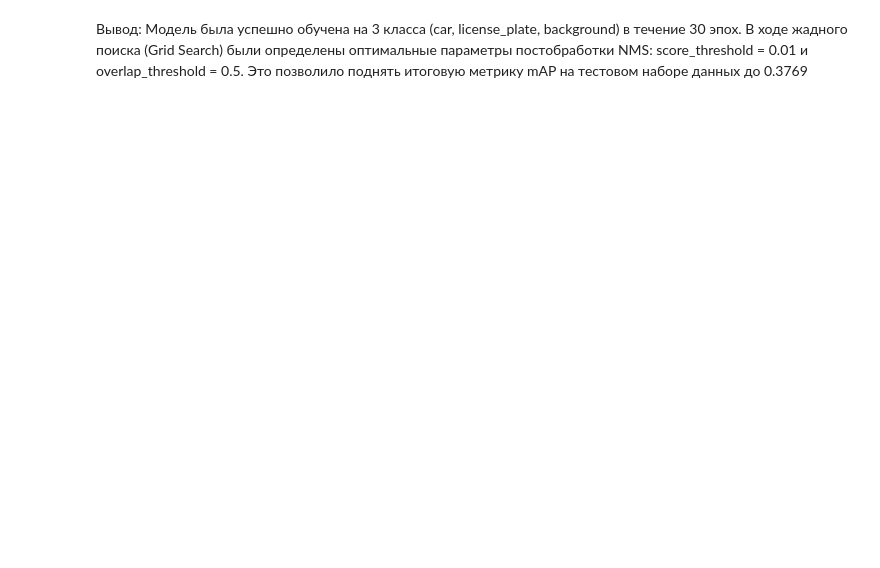
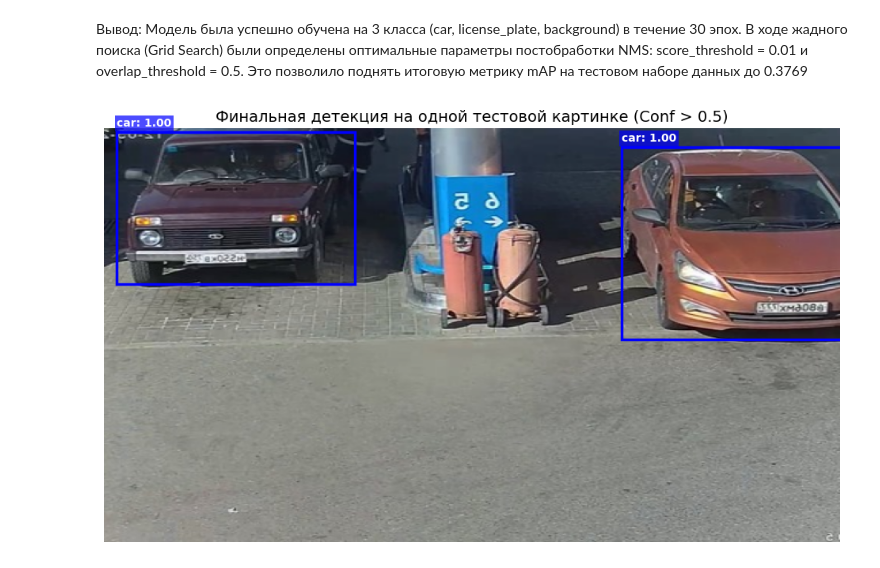
Before and after one commit to dchurikov1983/msc-advanced-dl-autumn-2026, a Jupyter notebook: Week 1. Задача детектирования объектов. Базовый подход/Неделя 1_Продвинутое глубокое обучение_ДЗ_done.ipynb, the cells around one changed output. Drawn from its saved outputs; the diff is of its cells as text; code cells hidden in the pictures; blank space fills up the shorter version.

```diff
--- a/Week 1. Задача детектирования объектов. Базовый подход/Неделя 1_Продвинутое глубокое обучение_ДЗ_done.ipynb
+++ b/Week 1. Задача детектирования объектов. Базовый подход/Неделя 1_Продвинутое глубокое обучение_ДЗ_done.ipynb
@@ -8740,6 +8742,6 @@ model.load_state_dict(torch.load(checkpoint_path, map_location=device))
 test_anno = os.path.join(args.dataset_root_dir, "ImageSets/Main/test.txt")
 test_loader = get_test_dataloader(args.dataset_root_dir, test_anno, args.batch_size, args.num_workers)
 prior_box_tensor = prior_boxes(custom_config).to(device)
-optimize_postprocessing(model, test_loader, prior_box_tensor, custom_config['num_classes'])
+best_score_th, best_overlap_th = optimize_postprocessing(model, test_loader, prior_box_tensor, custom_config['num_classes'])
 # %% [output]
 --- Запуск подбора оптимальных порогов постобработки ---
@@ -8763,3 +8765,84 @@ optimize_postprocessing(model, test_loader, prior_box_tensor, custom_config['num
 # %% [markdown]
 Вывод:
 Модель была успешно обучена на 3 класса (car, license_plate, background) в течение 30 эпох. В ходе жадного поиска (Grid Search) были определены оптимальные параметры постобработки NMS: score_threshold = 0.01 и overlap_threshold = 0.5. Это позволило поднять итоговую метрику mAP на тестовом наборе данных до 0.3769
+# %%
+import matplotlib.patches as patches
+import matplotlib.pyplot as plt
+import torch
+import torch.nn.functional as F
+import numpy as np
+
+def draw_single_image_predictions(model, test_loader, prior_box_tensor):
+    model.eval()
+
+    # 1. Извлекаем ровно ОДИН батч и берём из него только ПЕРВУЮ картинку
+    images, target_boxes, target_labels = next(iter(test_loader))
+    single_img_tensor = images[0].unsqueeze(0).to(device) # Размерность [1, 3, H, W]
+
+    # 2. Делаем предсказание только для этого одного изображения
+    with torch.no_grad():
+        pred_loc, pred_conf = model(single_img_tensor)
+        pred_conf_softmax = F.softmax(pred_conf, dim=2)
+
+        # Фильтруем шум: поднимаем порог conf_threshold до 0.5!
+        pred_boxes, pred_labels, pred_scores = detect_objects(
+            pred_loc, pred_conf_softmax, prior_box_tensor,
+            num_classes=3,
+            overlap_threshold=best_overlap_th,   # Порог для подавления дубликатов (NMS)
+            conf_threshold=0.50       # Оставляем только уверенные предсказания (>50%)
+        )
+
+    # 3. Готовим картинку к отрисовке (переводим из [3, H, W] в [H, W, 3])
+    img_np = images[0].permute(1, 2, 0).cpu().numpy()
+
+    # Повышаем яркость и контраст
+    mean = np.array([0.485, 0.456, 0.406])
+    std = np.array([0.229, 0.224, 0.225])
+    img_np = (img_np * std) + mean
+
+    img_np = np.clip(img_np, 0, 1)
+    height, width, _ = img_np.shape
+
+    # 4. Отрисовка
+    fig, ax = plt.subplots(1, 1, figsize=(12, 7))
+    ax.imshow(img_np)
+
+    # Словари для красивого отображения рамок
+    label_map = {1: 'car', 2: 'license_plate'}
+    colors = {1: 'blue', 2: 'red'}
+
+    # Извлекаем предсказания (убираем батч-размерность)
+    boxes = pred_boxes[0].cpu().numpy()
+    labels = pred_labels[0].cpu().numpy()
+    scores = pred_scores[0].cpu().numpy()
+
+    for box, label, score in zip(boxes, labels, scores):
+        if label == 0: # Пропускаем background
+            continue
+
+        # Координаты рамки
+        xmin, ymin, xmax, ymax = box
+
+        # Перевод из относительных координат (0..1) в пиксели изображения
+        x = xmin * width
+        y = ymin * height
+        w = (xmax - xmin) * width
+        h = (ymax - ymin) * height
+
+        # Рисуем bounding box
+        rect = patches.Rectangle((x, y), w, h, linewidth=2.5, edgecolor=colors[label], facecolor='none')
+        ax.add_patch(rect)
+
+        # Добавляем подпись класса и точности
+        text = f"{label_map[label]}: {score:.2f}"
+        ax.text(x, y - 5, text, color='white', fontsize=10, fontweight='bold',
+                bbox=dict(facecolor=colors[label], alpha=0.7, pad=2, edgecolor='none'))
+
+    plt.axis('off')
+    plt.title("Финальная детекция на одной тестовой картинке (Conf > 0.5)", fontsize=14)
+    plt.show()
+
+# Запуск функции
+draw_single_image_predictions(model, test_loader, prior_box_tensor)
+# %% [output]
+[figure, added]
```
Also changed, not shown: parts of 3 cells of this notebook, 1 other file.
